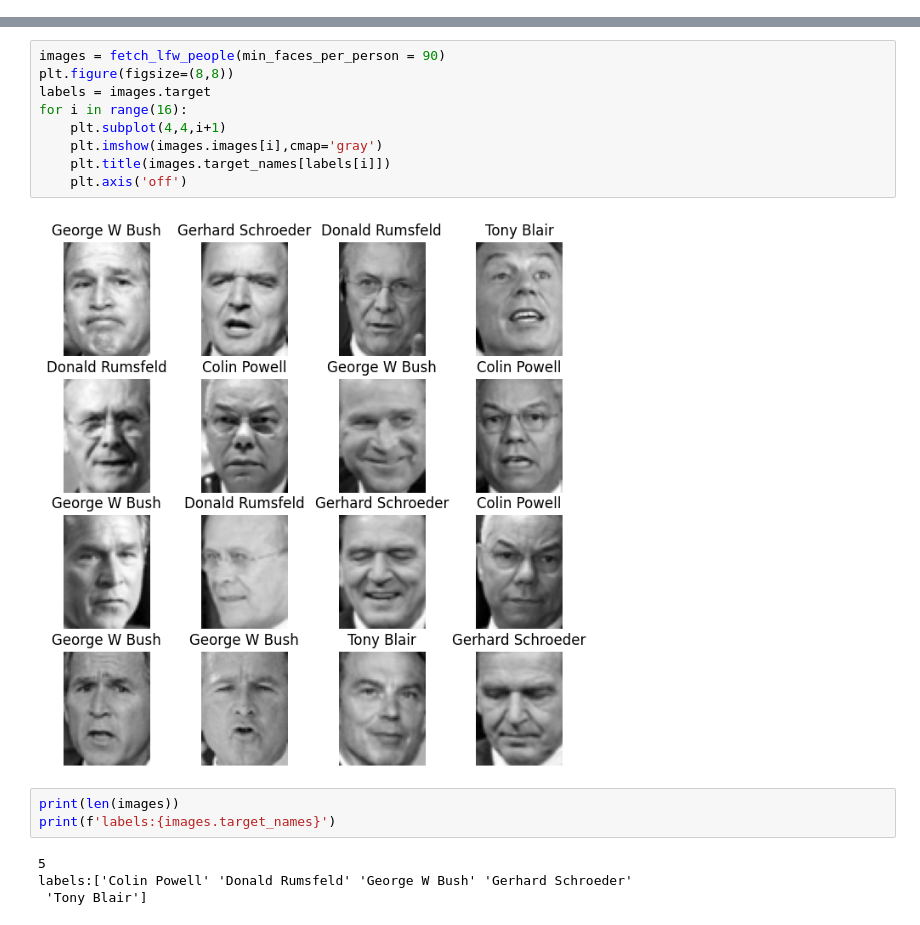
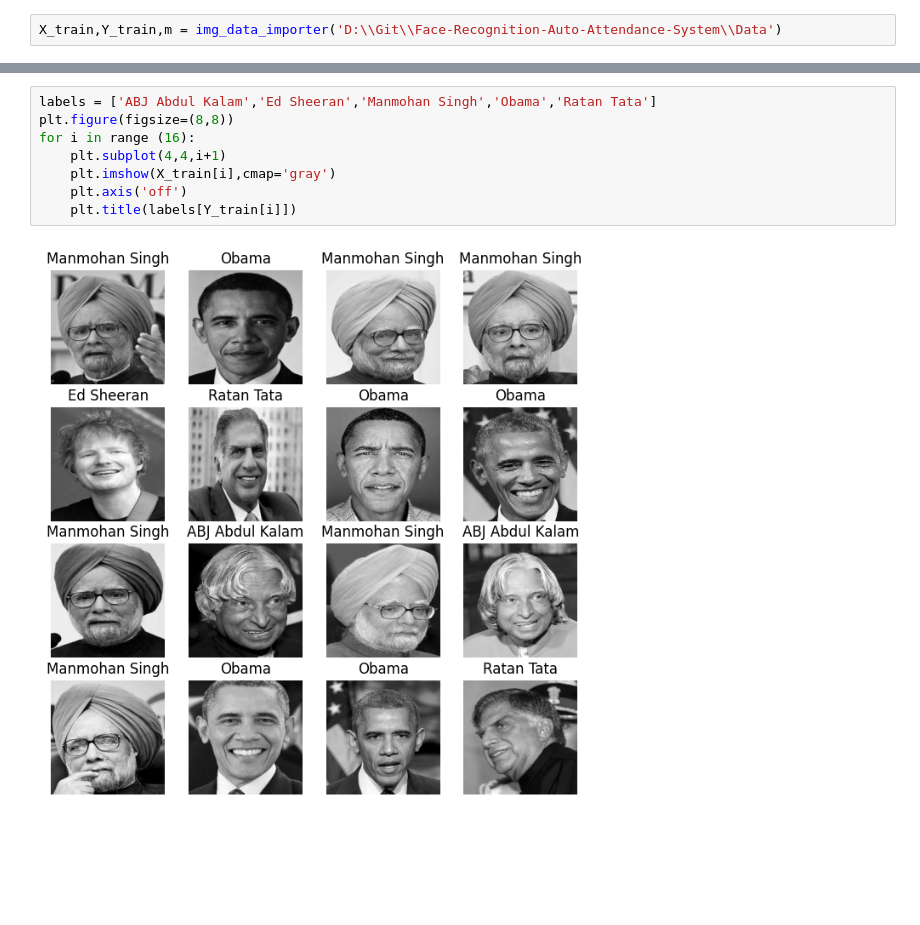
Before and after one commit to AHBRIJESH/Face_Recognition_Auto_Attendance_System, a Jupyter notebook: face.ipynb, the cells around one changed output, grey strips where cells are left out. Drawn from its saved outputs; the diff is of its cells as text; blank space fills up the shorter version.

```diff
--- a/face.ipynb
+++ b/face.ipynb
@@ -8,3 +7,5 @@ from sklearn.preprocessing import LabelEncoder
 from tensorflow.keras.models import Sequential
 from tensorflow.keras.layers import MaxPooling2D,Conv2D,Dense,Flatten
 from keras.optimizers import RMSprop
+# %%
+X_train,Y_train,m = img_data_importer('D:\\Git\\Face-Recognition-Auto-Attendance-System\\Data')
@@ -11,18 +22,10 @@ from keras.optimizers import RMSprop
 # %%
-images = fetch_lfw_people(min_faces_per_person = 90)
+labels = ['ABJ Abdul Kalam','Ed Sheeran','Manmohan Singh','Obama','Ratan Tata']
 plt.figure(figsize=(8,8))
-labels = images.target
-for i in range(16):
+for i in range (16):
     plt.subplot(4,4,i+1)
-    plt.imshow(images.images[i],cmap='gray')
-    plt.title(images.target_names[labels[i]])
+    plt.imshow(X_train[i],cmap='gray')
     plt.axis('off')
+    plt.title(labels[Y_train[i]])
 # %% [output]
-[figure, old version]
+[figure, new version]
-# %%
-print(len(images))
-print(f'labels:{images.target_names}')
-# %% [output]
-5
-labels:['Colin Powell' 'Donald Rumsfeld' 'George W Bush' 'Gerhard Schroeder'
- 'Tony Blair']
```
Also changed, not shown: parts of 17 cells of this notebook.
